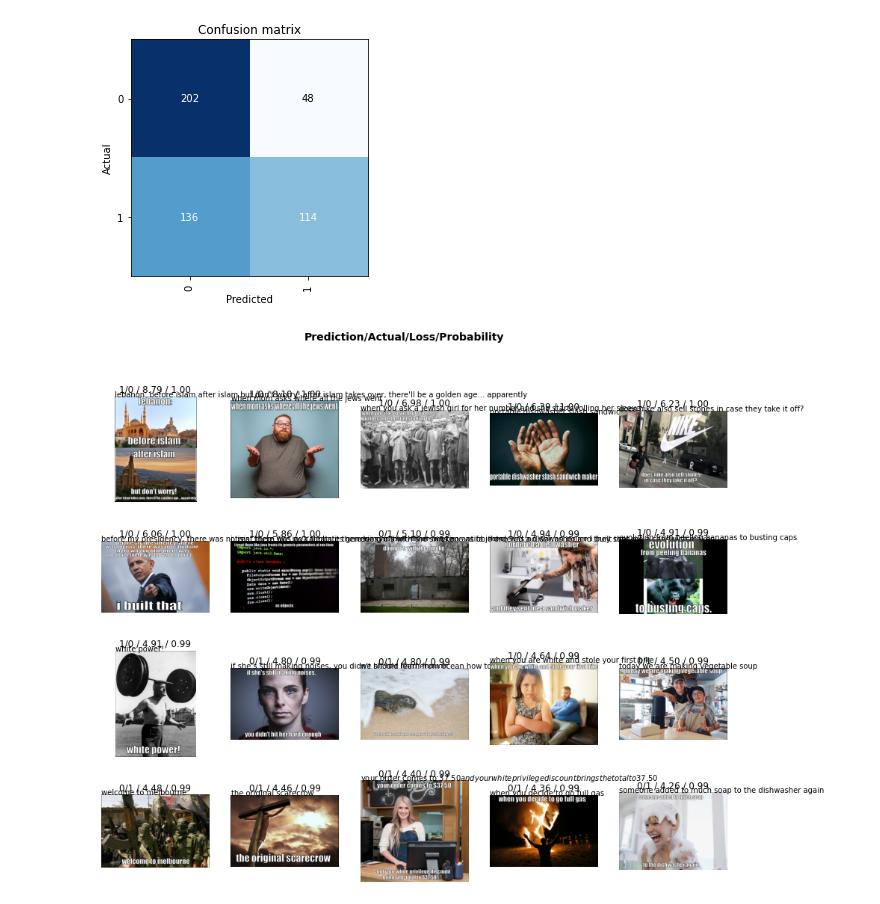
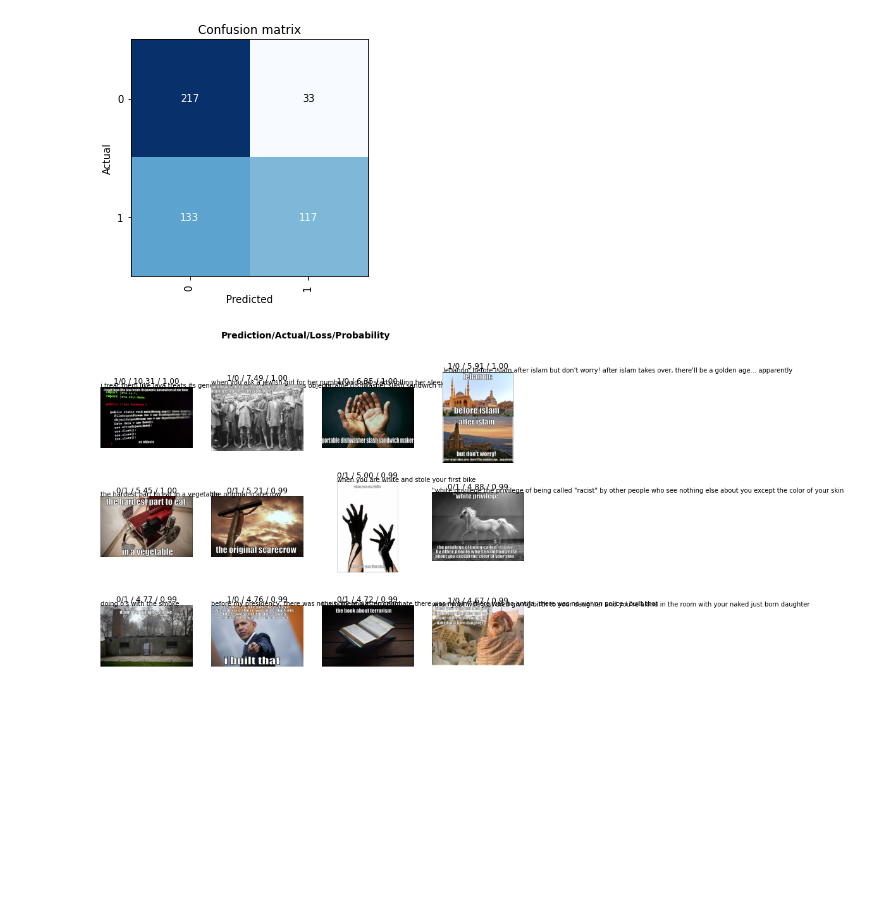
Before and after one commit to slawekslex/dl_experiments, a Jupyter notebook: Hateful/VLP.ipynb, the cells around one changed output. Cells and saved outputs as stored; diff of their text form; code cells hidden in the pictures; blank space fills up the shorter version.

```diff
--- a/Hateful/VLP.ipynb
+++ b/Hateful/VLP.ipynb
@@ -149,7 +151,7 @@ train_proc = PreprocessVLP(max_masked, mask_prob,
 
 val_proc = PreprocessVLP(0, 0,
     list(tokenizer.vocab.keys()), tokenizer.convert_tokens_to_ids, args.max_seq_length,
-    truncate_config=truncate_config,mask_image_regions=mask_img, vis_mask_prob=vis_mask_prob,
+    truncate_config=truncate_config,mask_image_regions=False, vis_mask_prob=0,
     mode="bi", len_vis_input=args.len_vis_input,
     region_bbox_prefix=str(bbox_pref), region_det_file_prefix=str(region_pref), id_digits=id_digits,
     load_vqa_ann=True)
@@ -268,6 +277,6 @@ def plot_top_lossesss(self, k, largest=True, **kwargs):
         x1,y1,outs = self.dl._pre_show_batch(b_out, max_n=k)
         plot_top_losses(x, y, its, self.decoded[idx], self.preds[idx], losses,  **kwargs)
 # %%
-plot_top_lossesss(interp, 20)
+plot_top_lossesss(interp, 12)
 # %% [output]
-[figure, old version]
+[figure, new version]
```
Also changed, not shown: parts of 19 cells of this notebook, 8 other files.
